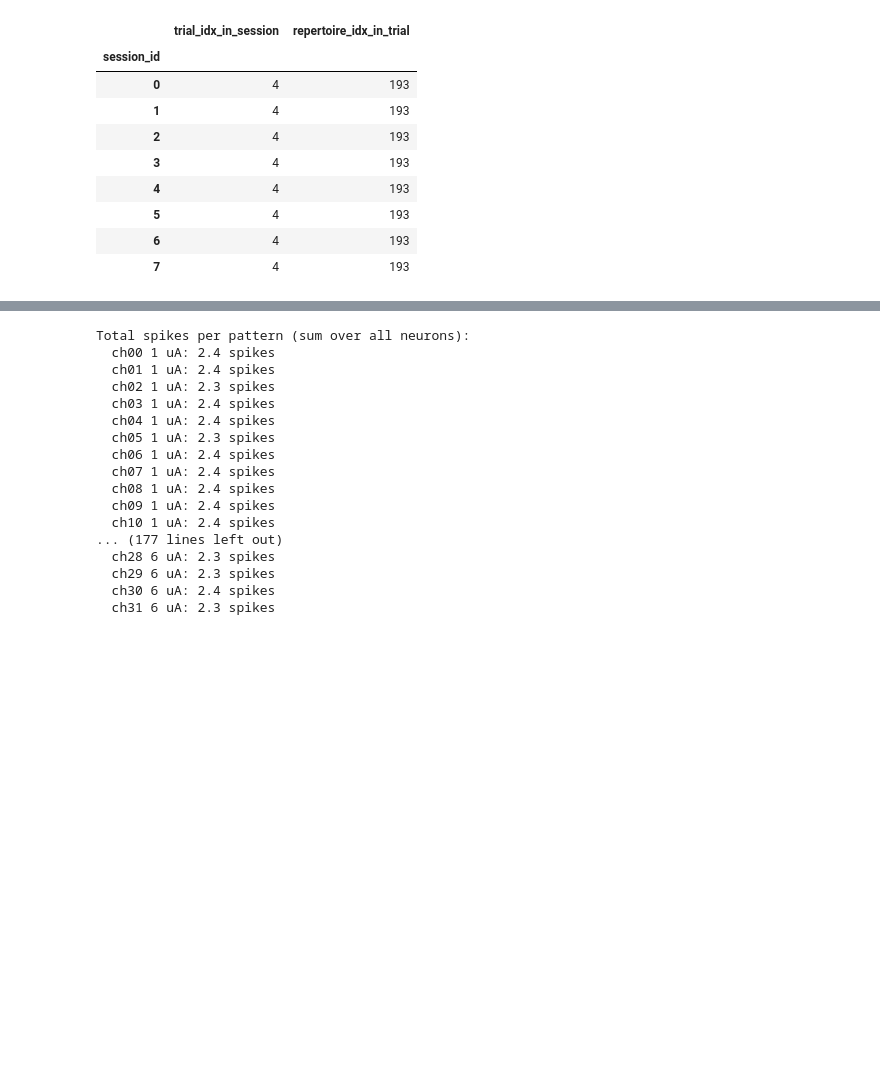
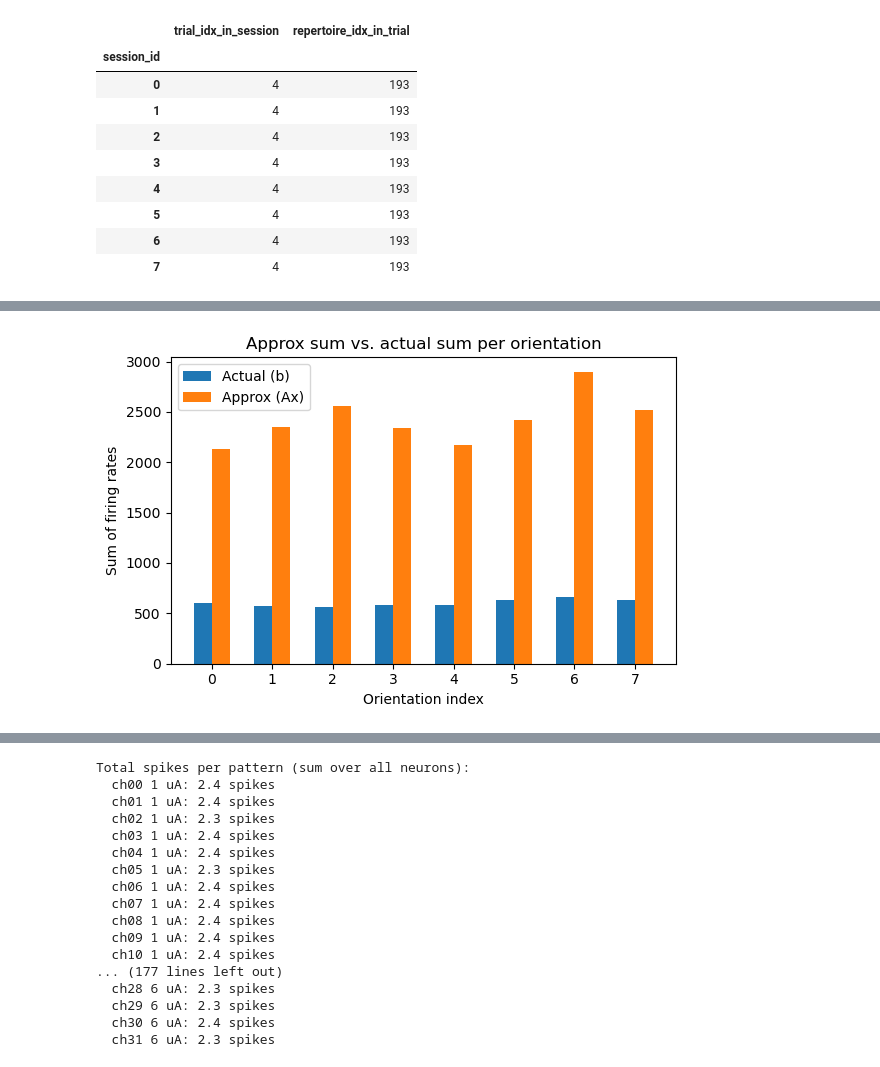
Before and after one commit to ricebci/high_dimensional_stim_sim, a Jupyter notebook: single_pulse_analysis_nps.ipynb, the cells around one changed output, grey strips where cells are left out. Drawn from its saved outputs; the diff is of its cells as text; code cells hidden in the pictures; blank space fills up the shorter version.

Commit message:
title

```diff
--- a/single_pulse_analysis_nps.ipynb
+++ b/single_pulse_analysis_nps.ipynb
@@ -934,3 +1102,21 @@ approx_proj = approx_log.dot(proj)
+# %%
+# Compare approximation sum vs actual sum per orientation
+actual_sums = [avg_vectors[i].sum() for i in range(avg_vectors.shape[0])]
+approx_sums = [approx_log[i].sum() for i in range(approx_log.shape[0])]
+
+fig, ax = plt.subplots(figsize=(6, 4))
+x_idx = np.arange(len(actual_sums))
+ax.bar(x_idx - 0.15, actual_sums, width=0.3, label="Actual (b)")
+ax.bar(x_idx + 0.15, approx_sums, width=0.3, label="Approx (Ax)")
+ax.set_xlabel("Orientation index")
+ax.set_ylabel("Sum of firing rates")
+ax.set_title("Approx sum vs. actual sum per orientation")
+ax.set_xticks(x_idx)
+ax.legend()
+plt.tight_layout()
+plt.show()
+# %% [output]
+[figure, added]
 # %%
 A.shape # A is n_neurons x n_pattern_stas. Each column is the mean spike count vector for a given stimulation pattern.
 # %% [output]
```
Also changed, not shown: parts of 13 cells of this notebook.
